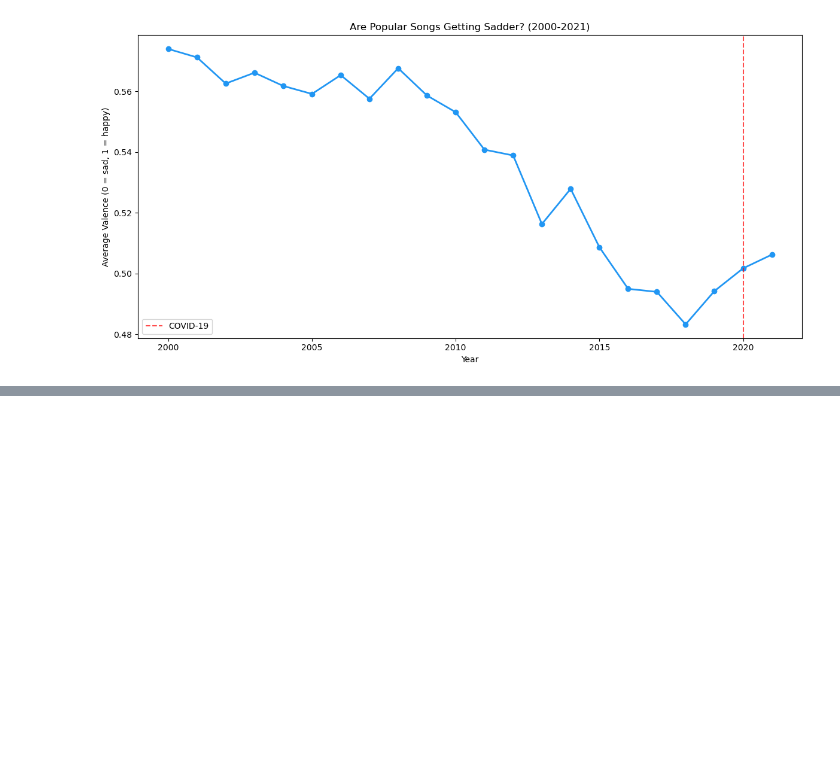
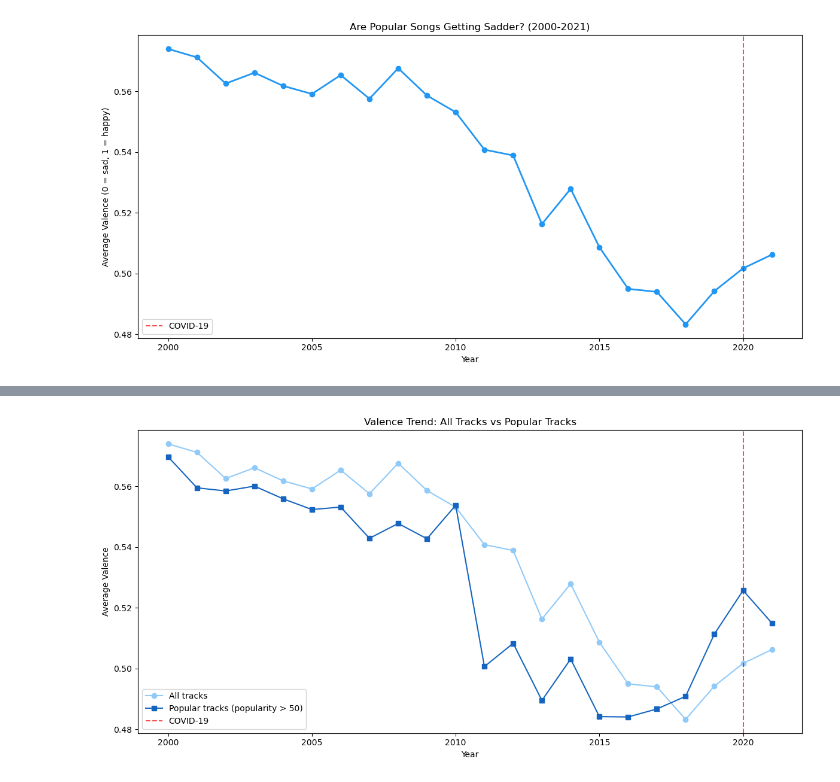
Before and after one commit to yidan114/spotify-mental-health-analysis, a Jupyter notebook: 01_data_exploration.ipynb, the cells around one changed output, grey strips where cells are left out. Cells and saved outputs as stored; diff of their text form; code cells hidden in the pictures; blank space fills up the shorter version.

```diff
--- a/01_data_exploration.ipynb
+++ b/01_data_exploration.ipynb
@@ -23,0 +48,18 @@ plt.show()
+# %%
+popular = spotify_modern[spotify_modern['popularity'] > 50]
+yearly_all = spotify_modern.groupby('year')['valence'].mean()
+yearly_pop = popular.groupby('year')['valence'].mean()
+
+fig, ax = plt.subplots(figsize=(12, 6))
+ax.plot(yearly_all.index, yearly_all.values, marker='o', label='All tracks', color='#90CAF9')
+ax.plot(yearly_pop.index, yearly_pop.values, marker='s', label='Popular tracks (popularity > 50)', color='#1565C0')
+ax.axvline(x=2020, color='red', linestyle='--', alpha=0.7, label='COVID-19')
+ax.set_xlabel('Year')
+ax.set_ylabel('Average Valence')
+ax.set_title('Valence Trend: All Tracks vs Popular Tracks')
+ax.legend()
+plt.tight_layout()
+plt.savefig('figures/popular_vs_all.png', dpi=150)
+plt.show()
+# %% [output]
+[figure, added]
```
Also changed, not shown: parts of 8 cells of this notebook, 3 other files.
